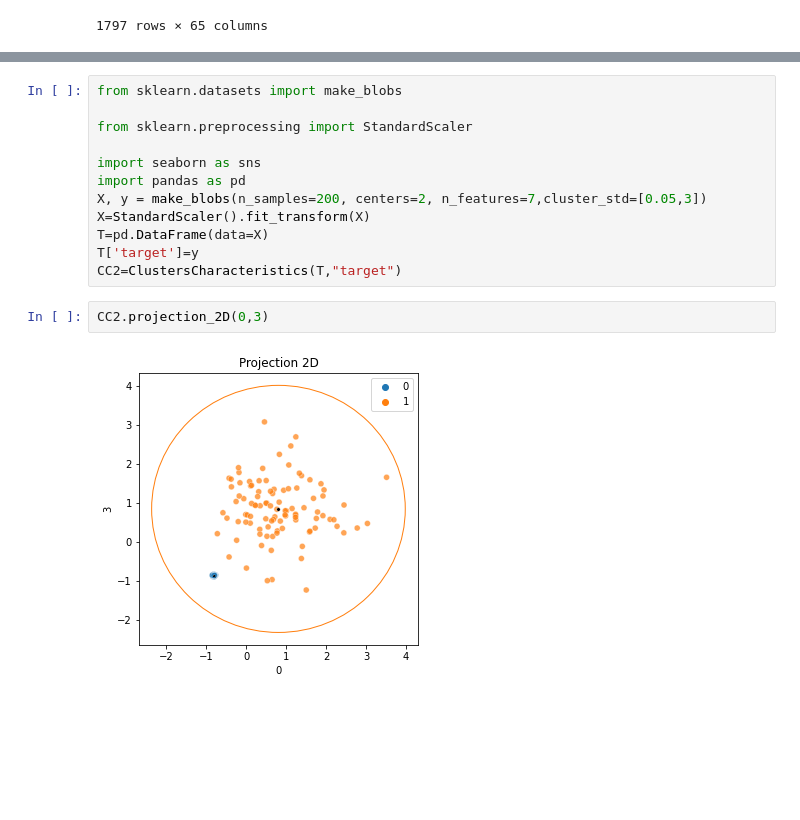
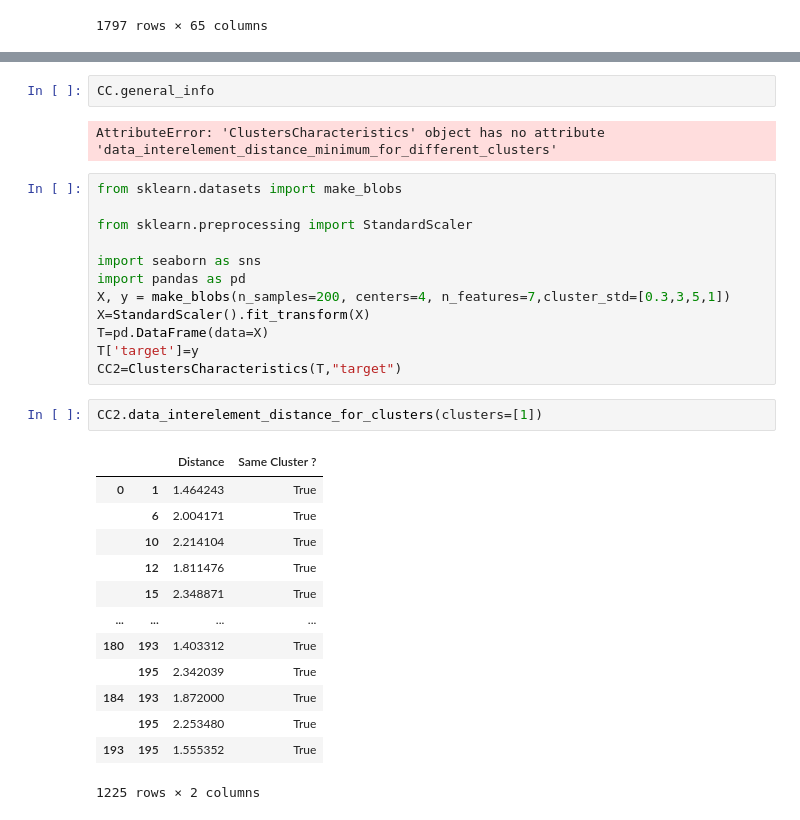
Before and after one commit to Simon-Bertrand/Clusters-Features, a Jupyter notebook: README.ipynb, the cells around one changed output, grey strips where cells are left out. Drawn from its saved outputs; the diff is of its cells as text; blank space fills up the shorter version.

```diff
--- a/README.ipynb
+++ b/README.ipynb
@@ -68,3 +47,7 @@ dtype: object
+# %%
+CC.general_info
+# %% [output]
+AttributeError: 'ClustersCharacteristics' object has no attribute 'data_interelement_distance_minimum_for_different_clusters'
 # %%
 from sklearn.datasets import make_blobs
 
@@ -72,15 +55,27 @@ from sklearn.preprocessing import StandardScaler
 
 import seaborn as sns
 import pandas as pd
-X, y = make_blobs(n_samples=200, centers=2, n_features=7,cluster_std=[0.05,3])
+X, y = make_blobs(n_samples=200, centers=4, n_features=7,cluster_std=[0.3,3,5,1])
 X=StandardScaler().fit_transform(X)
 T=pd.DataFrame(data=X)
 T['target']=y
 CC2=ClustersCharacteristics(T,"target")
-# %%
-CC2.projection_2D(0,3)
-# %% [output]
-[figure, removed]
+# %%
+CC2.data_interelement_distance_for_clusters(clusters=[1])
+# %% [output]
+|  |  | Distance | Same Cluster ? |
+| 0 | 1 | 1.464243 | True |
+|  | 6 | 2.004171 | True |
+|  | 10 | 2.214104 | True |
+|  | 12 | 1.811476 | True |
+|  | 15 | 2.348871 | True |
+| ... | ... | ... | ... |
+| 180 | 193 | 1.403312 | True |
+|  | 195 | 2.342039 | True |
+| 184 | 193 | 1.872000 | True |
+|  | 195 | 2.253480 | True |
+| 193 | 195 | 1.555352 | True |
+1225 rows × 2 columns
 # %%
 CC2.clusters_info
 # %% [output]
```
Also changed, not shown: parts of 10 cells of this notebook, 6 other files.
